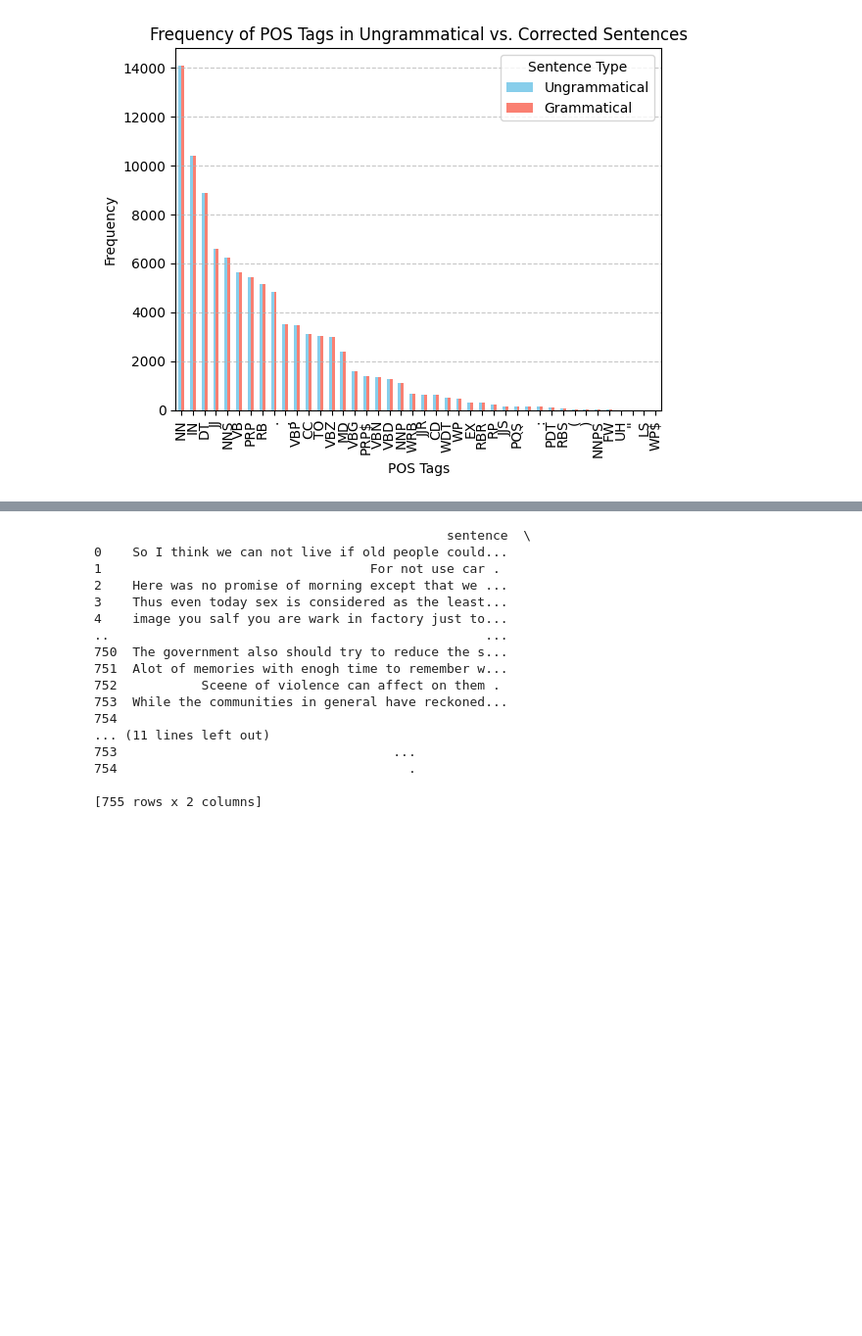
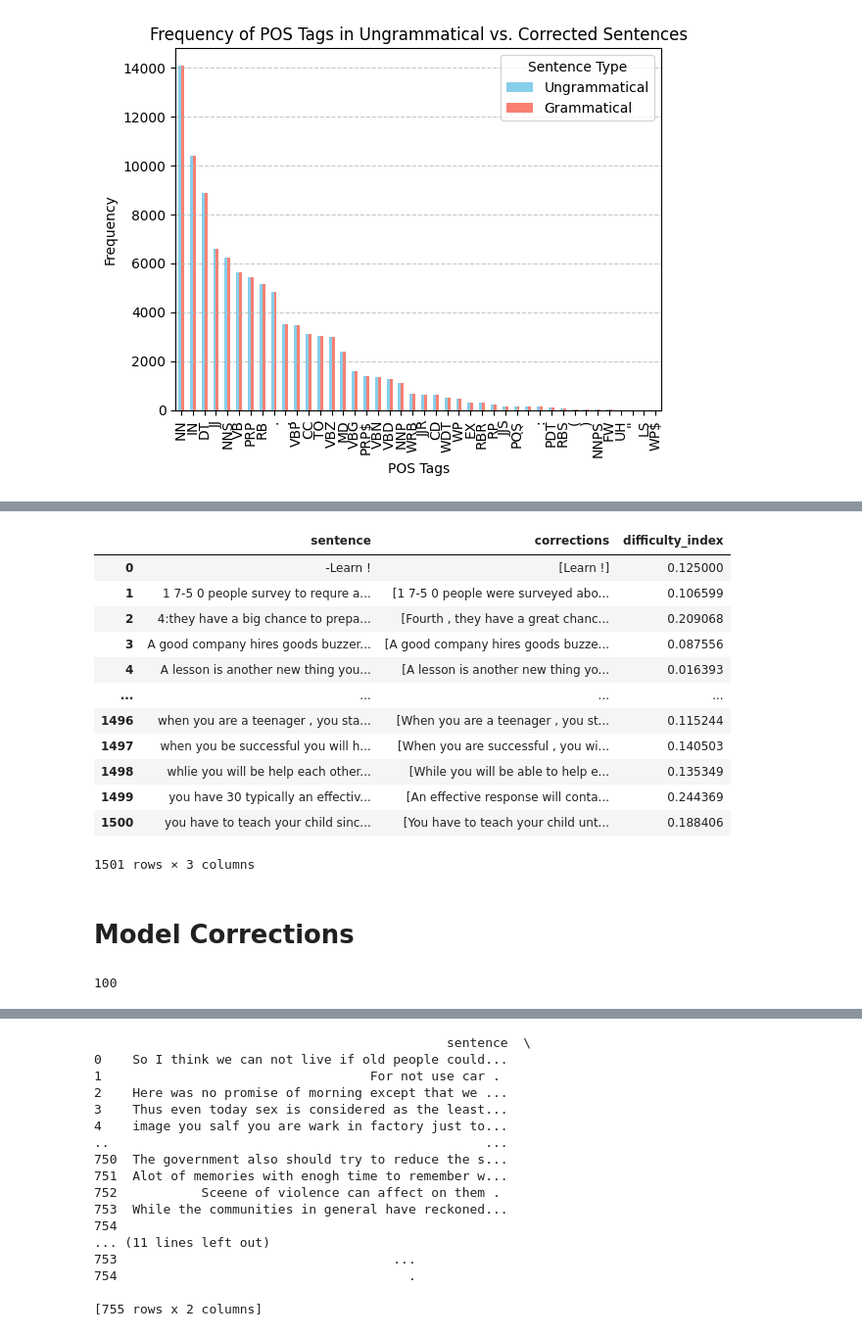
Before and after one commit to Sopralapanca/jet-brains-internship-challenge, a Jupyter notebook: [JBI]ImprovingWritingAssistance.ipynb, the cells around one changed output, grey strips where cells are left out. Shown: that part at 98% size. Saved outputs shown, nothing was run; the diff lists cells and outputs as text; code cells hidden in the pictures; blank space fills up the shorter version.

Commit message:
difficulty index added, tested also gpt2

```diff
--- a/[JBI]ImprovingWritingAssistance.ipynb
+++ b/[JBI]ImprovingWritingAssistance.ipynb
@@ -284,0 +281,23 @@ pos_tag_distributions(df["sentence"], df["corrections"])
+# %%
+import numpy as np
+from Levenshtein import distance as levenshtein_distance
+import swifter
+
+# Function to generate corrections using T5
+def difficulty_index(ungrammatical: str, corrected: str):
+    """
+    Compute the difficulty index of a corrected sentence compared to an ungrammatical sentence.
+    param: ungrammatical: str for ungrammatical sentence
+    param: corrected: str for grammatical sentence
+    return: float between 0 and 1, where 1 is the most difficult and 0 is the easiest.
+    """
+
+
+    edit_distance = levenshtein_distance(ungrammatical, corrected)
+    normalized_distance = edit_distance / max(len(ungrammatical), len(corrected))
+
+    return normalized_distance
+
+# Apply the model to each sentence and store the correction in a new column
+df['difficulty_index'] = df.swifter.apply(lambda row: difficulty_index(row['sentence'], row['corrections']), axis=1)
+df.head()
@@ -285,3 +311,29 @@ pos_tag_distributions(df["sentence"], df["corrections"])
+# %%
+# reverse of explode, groupby sentences and add all the corrections to a list, average the difficulty index column
+df = df.groupby(['sentence']).agg({'corrections': lambda x: list(x), 'difficulty_index': 'mean'}).reset_index()
+df
+# %% [output]
+|  | sentence | corrections | difficulty_index |
+| 0 | -Learn ! | [Learn !] | 0.125000 |
+| 1 | 1 7-5 0 people survey to requre a... | [1 7-5 0 people were surveyed abo... | 0.106599 |
+| 2 | 4:they have a big chance to prepa... | [Fourth , they have a great chanc... | 0.209068 |
+| 3 | A good company hires goods buzzer... | [A good company hires goods buzze... | 0.087556 |
+| 4 | A lesson is another new thing you... | [A lesson is another new thing yo... | 0.016393 |
+| ... | ... | ... | ... |
+| 1496 | when you are a teenager , you sta... | [When you are a teenager , you st... | 0.115244 |
+| 1497 | when you be successful you will h... | [When you are successful , you wi... | 0.140503 |
+| 1498 | whlie you will be help each other... | [While you will be able to help e... | 0.135349 |
+| 1499 | you have 30 typically an effectiv... | [An effective response will conta... | 0.244369 |
+| 1500 | you have to teach your child sinc... | [You have to teach your child unt... | 0.188406 |
+1501 rows × 3 columns
+# %% [markdown]
+# Model Corrections
+# %%
+# reduce df to 100 examples
+df_short = df.head(100)
+len(df_short)
+# %% [output]
+100
 # %%
 %%time
 import tqdm
```
Also changed, not shown: parts of 14 cells of this notebook.
